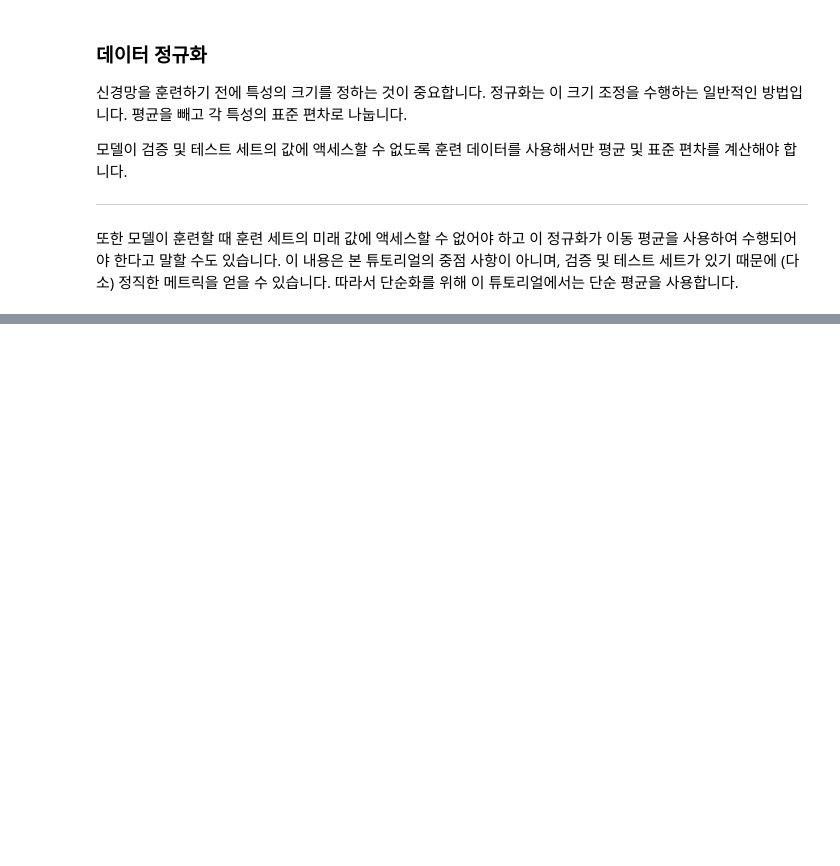
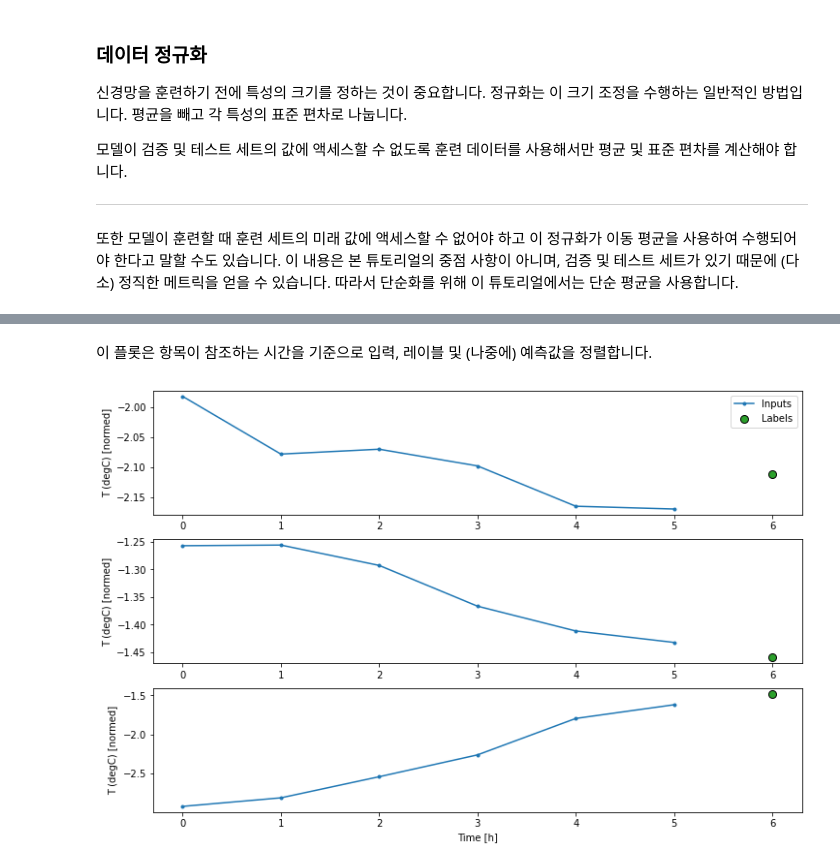
Before and after one commit to kayeekim/kayeekim.github.io, a Jupyter notebook: _code_practice/Tensorflow_Time_Series_Prediction_KH.ipynb, the cells around one changed output, grey strips where cells are left out. Drawn from its saved outputs; the diff is of its cells as text; code cells hidden in the pictures; blank space fills up the shorter version.

```diff
--- a/_code_practice/Tensorflow_Time_Series_Prediction_KH.ipynb
+++ b/_code_practice/Tensorflow_Time_Series_Prediction_KH.ipynb
@@ -337,4 +337,6 @@ length of train_df, val_df, test_df 49063 14018 7010
 train_mean = train_df.mean()
 train_std = train_df.std()
 
-train_df
+train_df = (train_df - train_mean) / train_std
+val_df = (val_df - train_mean) / train_std
+test_df = (test_df - train_mean) / train_std
@@ -340,0 +568,14 @@ train_df
+# %%
+## 다음을 사용해 보세요 (WindowGenerator.split_window 사용 예시)
+
+# Stack three slices, the lenth of the total window:
+example_window = tf.stack([np.array(train_df[:w2.total_window_size]),
+                           np.array(train_df[100:100+w2.total_window_size]),
+                           np.array(train_df[200:200+w2.total_window_size])])
+
+example_inputs, example_labels = w2.split_window(example_window)
+
+print('All shapes are: (batch, time, features)')
+print(f'Window shape: {example_window.shape}')
+print(f'Inputs shape: {example_inputs.shape}')
+print(f'labels shape: {example_labels.shape}')
@@ -340,0 +603,3 @@ train_df
+# %%
+w2.example = example_inputs, example_labels
+print(w2.example) #kh check
@@ -340,0 +658,6 @@ train_df
+# %% [markdown]
+이 플롯은 항목이 참조하는 시간을 기준으로 입력, 레이블 및 (나중에) 예측값을 정렬합니다.
+# %%
+w2.plot()
+# %% [output]
+[figure, added]
```
Also changed, not shown: parts of 32 cells of this notebook.
